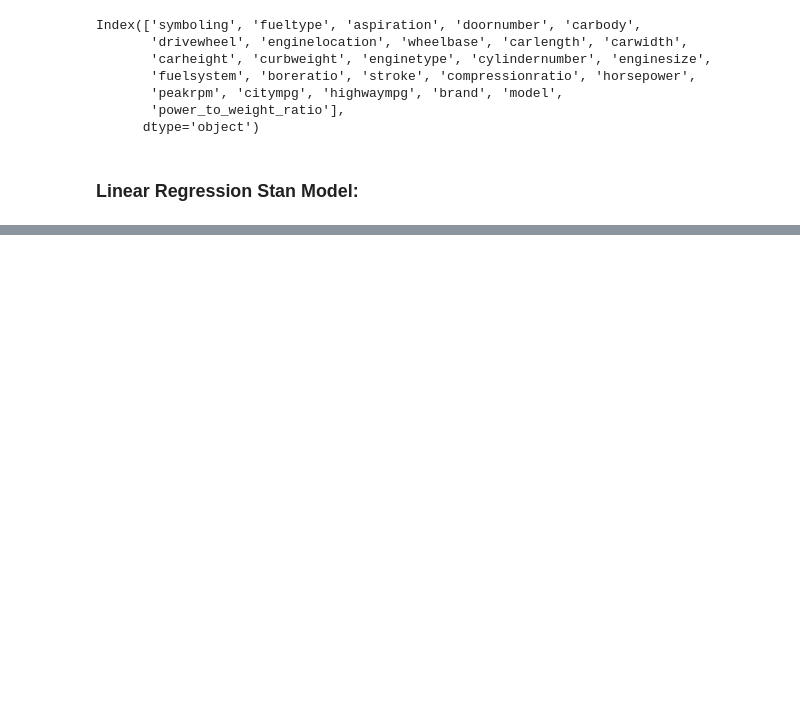
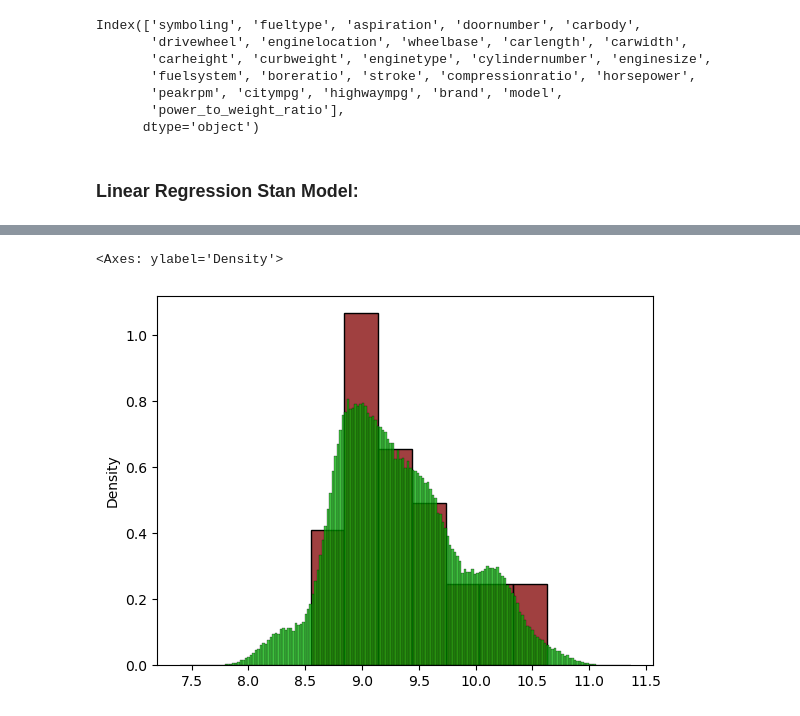
Before and after one commit to nataliecar/cognitive-modeling, a Jupyter notebook: project/project.ipynb, the cells around one changed output, grey strips where cells are left out. Saved outputs shown, nothing was run; the diff lists cells and outputs as text; code cells hidden in the pictures; blank space fills up the shorter version.

```diff
--- a/project/project.ipynb
+++ b/project/project.ipynb
@@ -234,3 +241,10 @@ plt.tight_layout()
+# %%
+# Marginal Check (Predictive)
+sns.histplot(y_test, color='maroon', stat='density')
+sns.histplot(regression_results.iloc[:, 199:].values.flatten(), stat='density', color='#00AA00')
+# %% [output]
+<Axes: ylabel='Density'>
+[figure, added]
 # %%
 # Generative Performance
 preds = regression_fit.__getitem__('gen_y')
```
Also changed, not shown: parts of 8 cells of this notebook.
